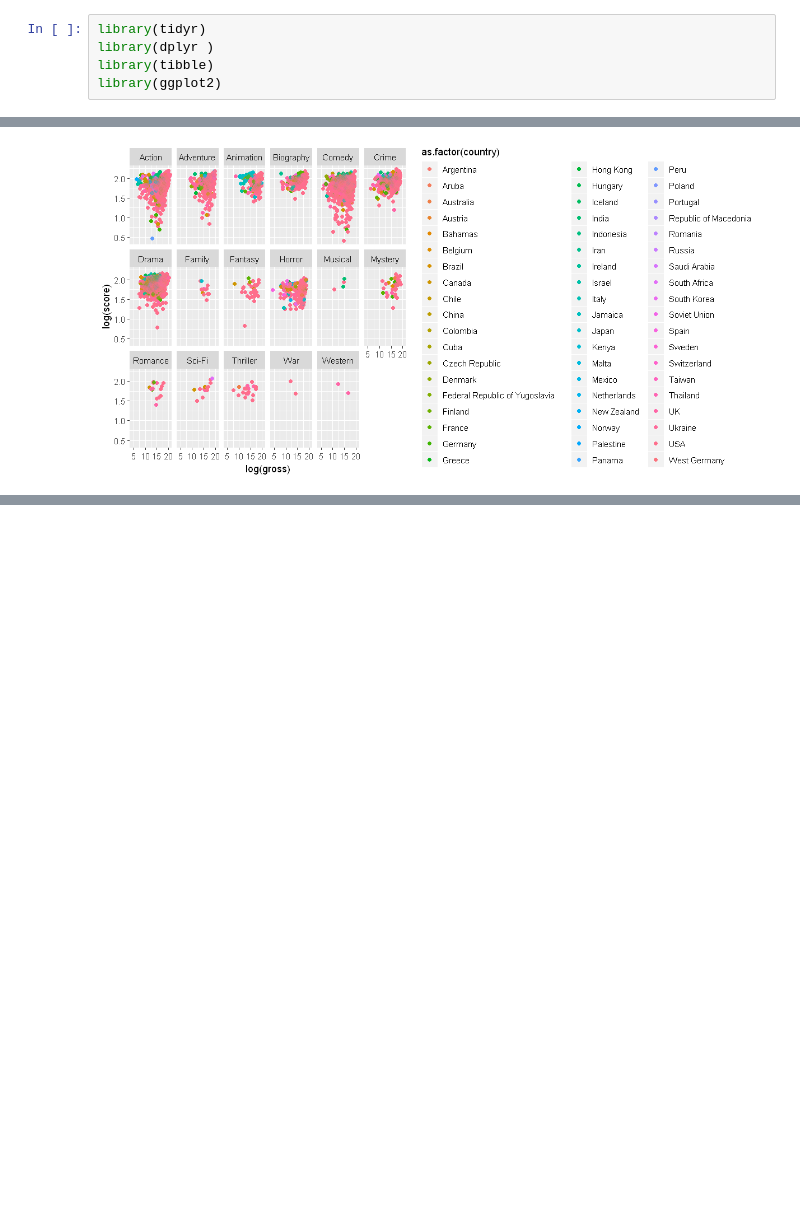
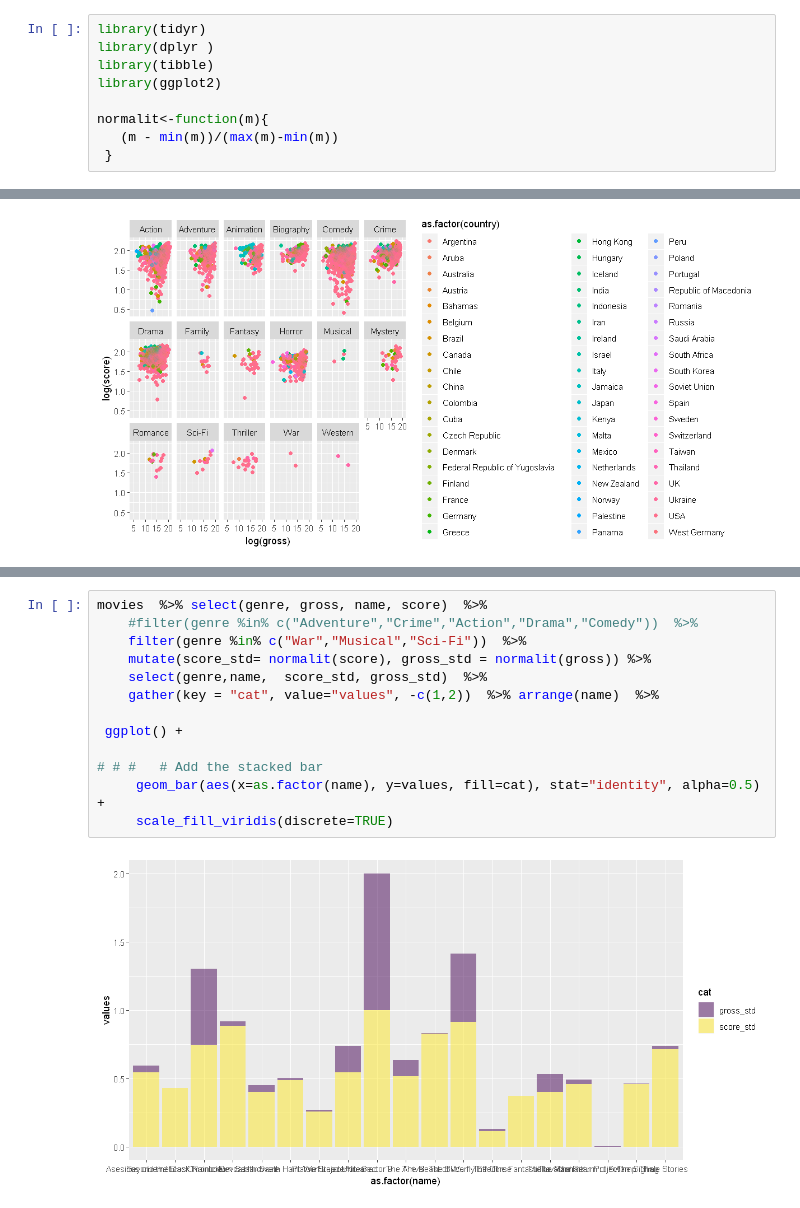
Before and after one commit to prope-2020-gh-classroom/practica-final-por-equipos-verano-2020-itam-LizzyGamboa, a Jupyter notebook: PF_AnalisisExploratorio_P1.ipynb, the cells around one changed output, grey strips where cells are left out. Saved outputs shown, nothing was run; the diff lists cells and outputs as text; blank space fills up the shorter version.

```diff
--- a/PF_AnalisisExploratorio_P1.ipynb
+++ b/PF_AnalisisExploratorio_P1.ipynb
@@ -28,6 +28,10 @@ library(tidyr)
 library(dplyr )
 library(tibble)
 library(ggplot2)
+
+normalit<-function(m){
+   (m - min(m))/(max(m)-min(m))
+ }
 # %%
 movies <- read.csv("movies.csv" );
 # Para saber el tipo de datos y el total de variables
@@ -163,0 +238,15 @@ genre, score, runtime
+# %%
+movies  %>% select(genre, gross, name, score)  %>%
+    #filter(genre %in% c("Adventure","Crime","Action","Drama","Comedy"))  %>%
+    filter(genre %in% c("War","Musical","Sci-Fi"))  %>%
+    mutate(score_std= normalit(score), gross_std = normalit(gross)) %>%
+    select(genre,name,  score_std, gross_std)  %>%
+    gather(key = "cat", value="values", -c(1,2))  %>% arrange(name)  %>%
+
+ ggplot() +
+
+# # #   # Add the stacked bar
+     geom_bar(aes(x=as.factor(name), y=values, fill=cat), stat="identity", alpha=0.5) +
+     scale_fill_viridis(discrete=TRUE)
+# %% [output]
+[figure, added]
```
Also changed, not shown: parts of 8 cells of this notebook.
